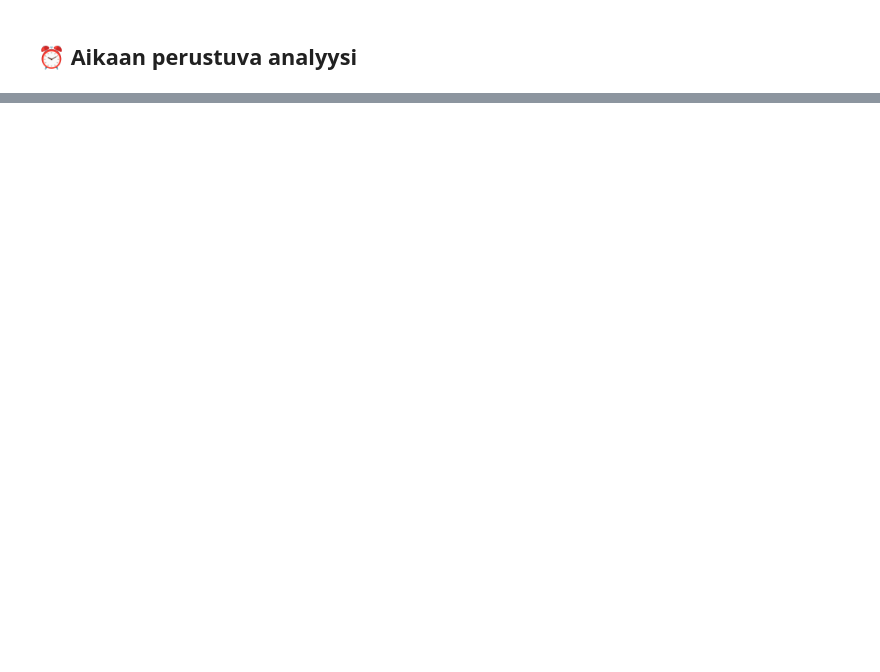
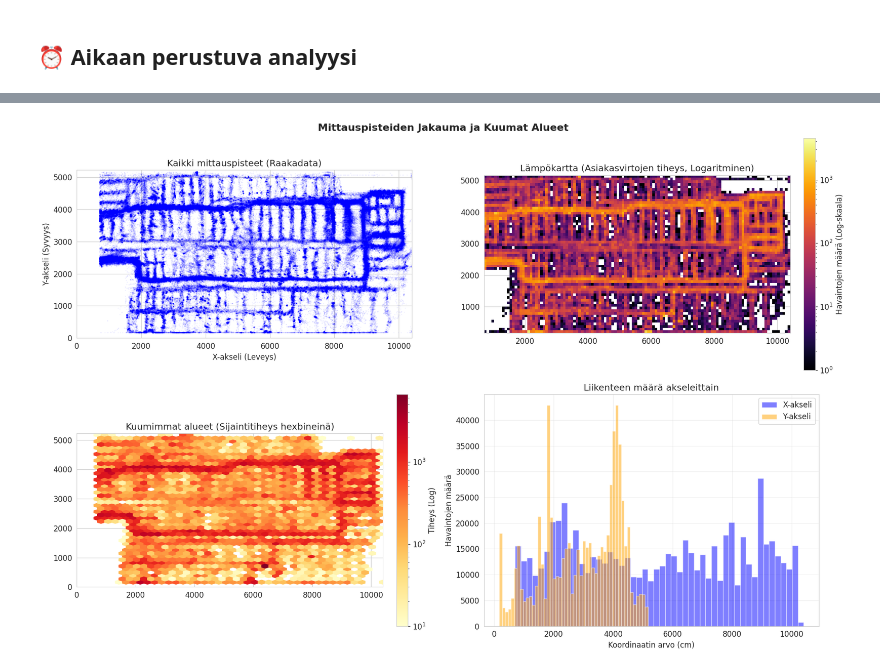
Before and after one commit to mitro54/uwb-shopping-cart-analytics-pipeline, a Jupyter notebook: notebooks/01_03_data_exploration.ipynb, the cells around one changed output, grey strips where cells are left out. Saved outputs shown, nothing was run; the diff lists cells and outputs as text; code cells hidden in the pictures; blank space fills up the shorter version.

Commit message:
Add a lot of fixes on statistics and heatmaps

```diff
--- a/notebooks/01_03_data_exploration.ipynb
+++ b/notebooks/01_03_data_exploration.ipynb
@@ -140,10 +466,6 @@ print(f"  - Koko: {days} päivää {hours:.1f} tuntia")
 # %% [markdown]
 ## ⏰ Aikaan perustuva analyysi
 # %%
-# Aikapohjaiset tilastot
-df_cleaned['hour'] = df_cleaned['timestamp'].dt.hour
-df_cleaned['day'] = df_cleaned['timestamp'].dt.day
-df_cleaned['weekday'] = df_cleaned['timestamp'].dt.day_name()
 df_cleaned['date'] = df_cleaned['timestamp'].dt.date
 
 print("="*60)
@@ -152,19 +474,18 @@ print("="*60)
 
 print(f"\n📅 Päivät:")
 print(f"  - Koko ajanjakso: {len(df_cleaned['date'].unique())} päivää")
-print(f"  - Huipun päivä: {df_cleaned.groupby('date').size().idxmax()} ({df_cleaned.groupby('date').size().max():,} kohtaa)")
-print(f"  - Eniten kohtia päivässä: {df_cleaned.groupby('date').size().max():,} kohtaa")
-print(f"  - Vähiten kohtia päivässä: {df_cleaned.groupby('date').size().min():,} kohtaa")
+print(f"  - Huipun päivä: {df_cleaned.groupby('date').size().idxmax()} ({df_cleaned.groupby('date').size().max():,} mittauspistettä)")
+print(f"  - Eniten havaintoja päivässä: {df_cleaned.groupby('date').size().max():,} mittausta")
+print(f"  - Vähiten havaintoja päivässä: {df_cleaned.groupby('date').size().min():,} mittausta")
 
 print(f"\n🕒 Kuukauden jakautuminen:")
 df_cleaned['month'] = df_cleaned['timestamp'].dt.month
 monthly_counts = df_cleaned.groupby('month').size()
 for month, count in monthly_counts.items():
-    print(f"  - Kuukausi {month}: {count:,} kohtaa ({count/len(df_cleaned)*100:.2f}%)")
+    print(f"  - Kuukausi {month}: {count:,} havaintoa ({count/len(df_cleaned)*100:.2f}%)")
 
 print(f"\n🕐 Tuntikohtainen jakautuminen:")
 hourly_counts = df_cleaned.groupby('hour').size()
-print(f"  - Huipun tunti: {hourly_counts.idxmax()}:00 ({hourly_counts.max():,} kohtaa)")
-print(f"  - Eniten kohtia tuntia: {hourly_counts.max():,} kohtaa")
-print(f"  - Vähiten kohtia tuntia: {hourly_counts.min():,} kohtaa")
-print(f"  - Kuukauden keskimääräisiä kohtia tunnissa: {hourly_counts.mean():.1f}")
+print(f"  - Huipun tunti: {hourly_counts.idxmax()}:00 ({hourly_counts.max():,} havaintoa)")
+print(f"  - Eniten havaintoja tunnissa: {hourly_counts.max():,} kpl")
+print(f"  - Keskimäärin havaintoja tunnissa: {hourly_counts.mean():.1f}")
@@ -267,52 +555,48 @@ if 'q' in df_cleaned.columns:
 # %%
-# X-Y Heatmap
 print("\n" + "="*60)
-print(" 🗺️ X-Y HEATMAP ")
+print(" 🗺️ LÄMPÖKARTAT JA KUUMA-ALUEET ")
 print("="*60)
 
-# Lasketaan kohtausten tiheys
 df_xy = df_cleaned[['x', 'y']].copy()
+fig, axes = plt.subplots(2, 2, figsize=(18, 12))
+fig.suptitle('Mittauspisteiden Jakauma ja Kuumat Alueet', fontsize=16, fontweight='bold')
 
-fig, axes = plt.subplots(2, 2, figsize=(16, 12))
-fig.suptitle('X-Y Koordinaattien Jakautuminen', fontsize=16, fontweight='bold')
+# 1. Perus scatter plot (pieni alpha ja koko, jotta ei mene tukkoon)
+axes[0, 0].scatter(df_xy['x'], df_xy['y'], alpha=0.05, s=0.5, c='blue')
+axes[0, 0].set_xlabel('X-akseli (Leveys)')
+axes[0, 0].set_ylabel('Y-akseli (Syvyys)')
+axes[0, 0].set_title('Kaikki mittauspisteet (Raakadata)')
+axes[0, 0].set_aspect('equal')
+axes[0, 0].set_xlim(0, MAX_X)
+axes[0, 0].set_ylim(0, MAX_Y)
 
-# 1. Perus scatter plot
-axes[0, 0].scatter(df_xy['x'], df_xy['y'], alpha=0.3, s=1, c='blue')
-axes[0, 0].set_xlabel('X-akseli (Pohjoinen-Etelä)')
-axes[0, 0].set_ylabel('Y-akseli (Itä-Länsi)')
-axes[0, 0].set_title('Kaikki kohtaukset')
-axes[0, 0].grid(True, alpha=0.3)
+# 2. Lämpökartta Logaritmikoolla (Paljastaa kaikki reitit selkeästi)
+# LogNorm varmistaa, että yksittäinen tulikuuma paikka ei pimennä muita
+h = axes[0, 1].hist2d(df_xy['x'], df_xy['y'], bins=[120, 60], cmap='inferno', norm=LogNorm())
+axes[0, 1].set_title('Lämpökartta (Asiakasvirtojen tiheys, Logaritminen)')
+axes[0, 1].set_aspect('equal')
+plt.colorbar(h[3], ax=axes[0, 1], label='Havaintojen määrä (Log-skaala)', fraction=0.046, pad=0.04)
 
-# 2. Heatmap (binning)
-x_bins = np.linspace(df_xy['x'].min(), df_xy['x'].max(), 50)
-y_bins = np.linspace(df_xy['y'].min(), df_xy['y'].max(), 50)
-heatmap_data, xedges, yedges = np.histogram2d(df_xy['x'], df_xy['y'], bins=[x_bins, y_bins])
-
-im = axes[0, 1].imshow(heatmap_data.T, origin='lower', cmap='YlOrRd', aspect='auto', extent=[x_bins[0], x_bins[-1], y_bins[0], y_bins[-1]])
-axes[0, 1].set_xlabel('X-akseli')
-axes[0, 1].set_ylabel('Y-akseli')
-axes[0, 1].set_title('Kohtausten tiheys (Heatmap)')
-plt.colorbar(im, ax=axes[0, 1], label='Kohtausten määrä')
-
-# 3. Top 10 sijainnit
-location_counts = df_xy.groupby(['x', 'y']).size().sort_values(ascending=False).head(10)
-axes[1, 0].barh(range(len(location_counts)), location_counts.values, color='steelblue')
-axes[1, 0].set_yticks(range(len(location_counts)))
-axes[1, 0].set_yticklabels([f"({x:.1f}, {y:.1f})" for (x, y) in location_counts.index])
-axes[1, 0].set_xlabel('Kohtausten määrä')
-axes[1, 0].set_title('Top 10 Sijainti')
-axes[1, 0].invert_yaxis()
+# 3. Hexbin Kuuma-alueet (Top Locations korvaaja)
+# Tämä näyttää kaikkein suosituimmat paikat selkeinä hunajakennoina
+hb = axes[1, 0].hexbin(df_xy['x'], df_xy['y'], gridsize=40, cmap='YlOrRd', mincnt=10, bins='log')
+axes[1, 0].set_title('Kuumimmat alueet (Sijaintitiheys hexbineinä)')
+axes[1, 0].set_aspect('equal')
+axes[1, 0].set_xlim(0, MAX_X)
+axes[1, 0].set_ylim(0, MAX_Y)
+plt.colorbar(hb, ax=axes[1, 0], label='Tiheys (Log)', fraction=0.046, pad=0.04)
 
 # 4. X- ja Y-akselien jakauma
-axes[1, 1].hist(df_xy['x'], bins=30, alpha=0.5, label='X', color='blue')
-axes[1, 1].hist(df_xy['y'], bins=30, alpha=0.5, label='Y', color='orange')
-axes[1, 1].set_xlabel('Arvo')
-axes[1, 1].set_ylabel('Frekvenssi')
-axes[1, 1].set_title('X- ja Y-akselien jakaumat')
+axes[1, 1].hist(df_xy['x'], bins=50, alpha=0.5, label='X-akseli', color='blue')
+axes[1, 1].hist(df_xy['y'], bins=50, alpha=0.5, label='Y-akseli', color='orange')
+axes[1, 1].set_xlabel('Koordinaatin arvo (cm)')
+axes[1, 1].set_ylabel('Havaintojen määrä')
+axes[1, 1].set_title('Liikenteen määrä akseleittain')
 axes[1, 1].legend()
 axes[1, 1].grid(True, alpha=0.3)
 
 plt.tight_layout()
 plt.show()
 
-print("✅ X-Y heatmap luotu onnistuneesti!")
+print("✅ Lämpökartat luotu!")
+# %% [output]
@@ -318,0 +606 @@ print("✅ X-Y heatmap luotu onnistuneesti!")
+[figure, added]
```
Also changed, not shown: parts of 39 cells of this notebook.
